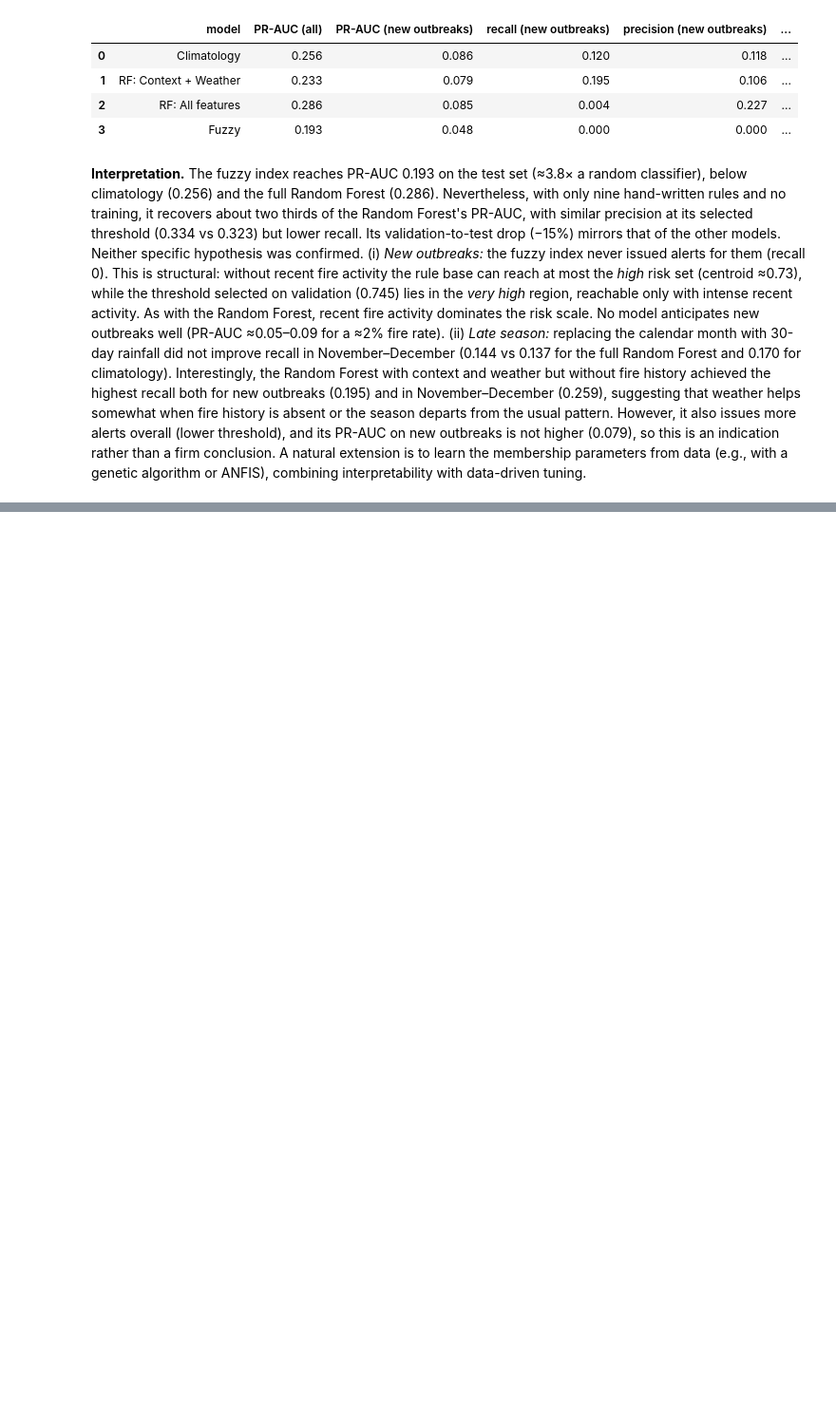
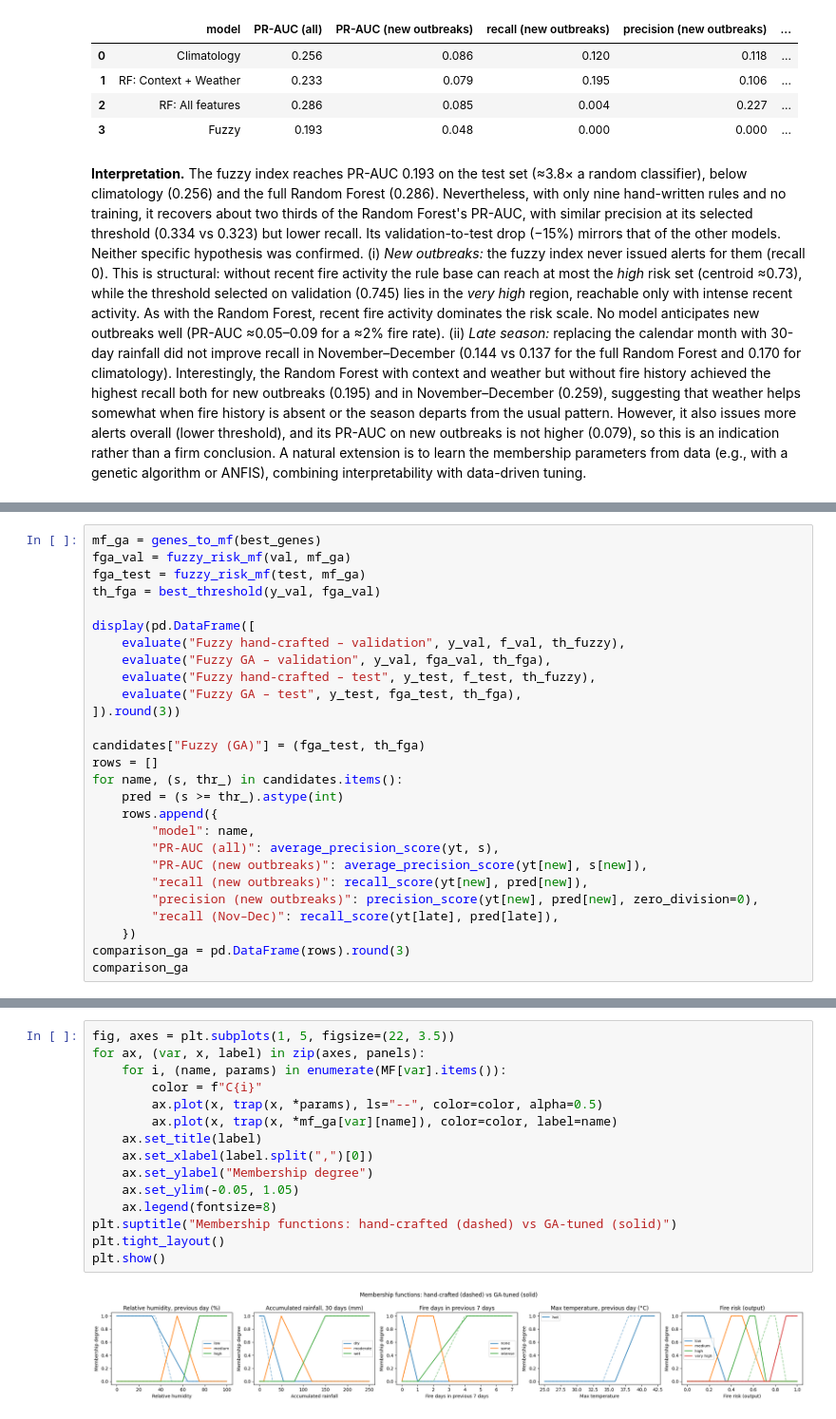
Before and after one commit to MonnikLuianne/wildfire-risk-piaui, a Jupyter notebook: wildfire_risk_piaui.ipynb, the cells around one changed output, grey strips where cells are left out. Shown at 95% size. Drawn from its saved outputs; the diff is of its cells as text; blank space fills up the shorter version.

```diff
--- a/wildfire_risk_piaui.ipynb
+++ b/wildfire_risk_piaui.ipynb
@@ -1068,0 +1237,27 @@ ANFIS), combining interpretability with data-driven tuning.
+# %%
+mf_ga = genes_to_mf(best_genes)
+fga_val = fuzzy_risk_mf(val, mf_ga)
+fga_test = fuzzy_risk_mf(test, mf_ga)
+th_fga = best_threshold(y_val, fga_val)
+
+display(pd.DataFrame([
+    evaluate("Fuzzy hand-crafted – validation", y_val, f_val, th_fuzzy),
+    evaluate("Fuzzy GA – validation", y_val, fga_val, th_fga),
+    evaluate("Fuzzy hand-crafted – test", y_test, f_test, th_fuzzy),
+    evaluate("Fuzzy GA – test", y_test, fga_test, th_fga),
+]).round(3))
+
+candidates["Fuzzy (GA)"] = (fga_test, th_fga)
+rows = []
+for name, (s, thr_) in candidates.items():
+    pred = (s >= thr_).astype(int)
+    rows.append({
+        "model": name,
+        "PR-AUC (all)": average_precision_score(yt, s),
+        "PR-AUC (new outbreaks)": average_precision_score(yt[new], s[new]),
+        "recall (new outbreaks)": recall_score(yt[new], pred[new]),
+        "precision (new outbreaks)": precision_score(yt[new], pred[new], zero_division=0),
+        "recall (Nov–Dec)": recall_score(yt[late], pred[late]),
+    })
+comparison_ga = pd.DataFrame(rows).round(3)
+comparison_ga
@@ -1068,0 +1276,17 @@ ANFIS), combining interpretability with data-driven tuning.
+# %%
+fig, axes = plt.subplots(1, 5, figsize=(22, 3.5))
+for ax, (var, x, label) in zip(axes, panels):
+    for i, (name, params) in enumerate(MF[var].items()):
+        color = f"C{i}"
+        ax.plot(x, trap(x, *params), ls="--", color=color, alpha=0.5)
+        ax.plot(x, trap(x, *mf_ga[var][name]), color=color, label=name)
+    ax.set_title(label)
+    ax.set_xlabel(label.split(",")[0])
+    ax.set_ylabel("Membership degree")
+    ax.set_ylim(-0.05, 1.05)
+    ax.legend(fontsize=8)
+plt.suptitle("Membership functions: hand-crafted (dashed) vs GA-tuned (solid)")
+plt.tight_layout()
+plt.show()
+# %% [output]
+[figure, added]
```
Also changed, not shown: parts of 6 cells of this notebook.
